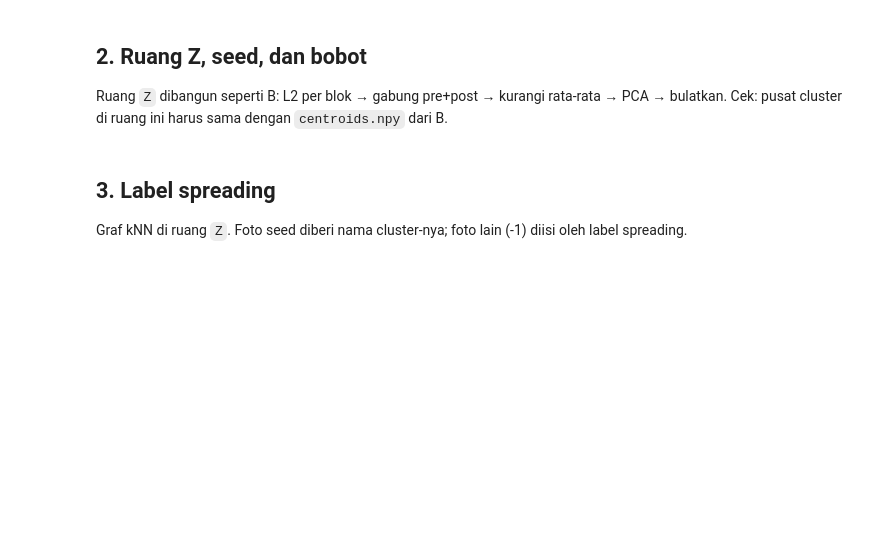
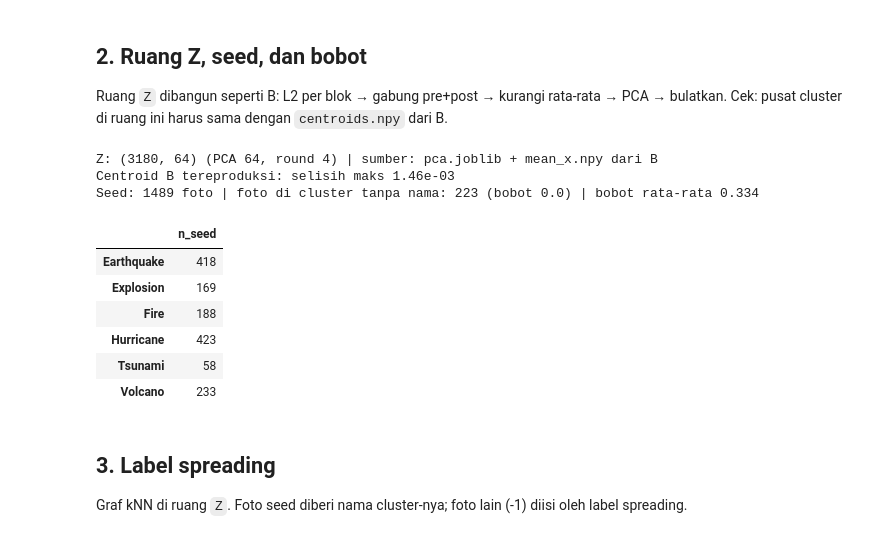
Before and after one commit to xenoo-droid/Perintis_DATAVIDIA, a Jupyter notebook: seno/C_model.ipynb, the cells around one changed output. Saved outputs shown, nothing was run; the diff lists cells and outputs as text; code cells hidden in the pictures; blank space fills up the shorter version.

```diff
--- a/seno/C_model.ipynb
+++ b/seno/C_model.ipynb
@@ -152,52 +213,66 @@ def l2(a):
     a = a.astype(np.float64)
     return a / np.linalg.norm(a, axis=1, keepdims=True)
 
-BP = meta_b.get("pengaturan", {})
+BP = meta_cl.get("pengaturan", meta_b.get("pengaturan", {}))
 B_PCA, B_ROUND = int(BP.get("pca", 64)), int(BP.get("round", 4))
 X_b = np.hstack([l2(emb["color_pre"]), l2(emb["color_post"])])
-if os.path.exists(f"{LABEL_DIR}/pca.joblib") and os.path.exists(f"{LABEL_DIR}/mean_x.npy"):
+if os.path.exists(f"{CLUSTER_DIR}/pca.joblib") and os.path.exists(f"{CLUSTER_DIR}/mean_x.npy"):
     # Pakai PCA yang disimpan B (tanpa fit ulang): hasil fit PCA bisa sedikit beda antar laptop
-    pca_b = joblib.load(f"{LABEL_DIR}/pca.joblib")
-    mean_x = np.load(f"{LABEL_DIR}/mean_x.npy")
+    pca_b = joblib.load(f"{CLUSTER_DIR}/pca.joblib")
+    mean_x = np.load(f"{CLUSTER_DIR}/mean_x.npy")
     assert np.allclose(mean_x, X_b.mean(axis=0), atol=1e-6), "mean_x B beda dengan fitur di FITUR_DIR"
     Z = np.round(pca_b.transform(X_b - mean_x), B_ROUND)
     SUMBER_Z = "pca.joblib + mean_x.npy dari B"
 else:
     Z = np.round(PCA(B_PCA, random_state=SEED).fit_transform(X_b - X_b.mean(axis=0)), B_ROUND)
     SUMBER_Z = "PCA fit ulang"
 print(f"Z: {Z.shape} (PCA {B_PCA}, round {B_ROUND}) | sumber: {SUMBER_Z}")
 
 # Cek ruang Z terhadap centroid B (baris = event_id terurut)
 ev_urut = np.sort(names.index.to_numpy())
 C_z = np.vstack([Z[event_id == e].mean(axis=0) for e in ev_urut])
 CEK_CENTROID = "tidak dicek"
-if os.path.exists(f"{LABEL_DIR}/centroids.npy"):
-    C_b = np.load(f"{LABEL_DIR}/centroids.npy")
+if os.path.exists(f"{CLUSTER_DIR}/centroids.npy"):
+    C_b = np.load(f"{CLUSTER_DIR}/centroids.npy")
     if C_b.shape == C_z.shape:
         selisih = float(np.abs(C_b - C_z).max())
         CEK_CENTROID = f"selisih maks {selisih:.2e}"
-        assert selisih < 1e-3, f"ruang Z beda dengan B (selisih centroid {selisih:.3g})"
+        # B membuat Z dengan PCA.fit_transform (SVD acak); di sini PCA.transform -> beda angka ~1e-3 itu wajar
+        assert selisih < 5e-3, f"ruang Z beda dengan B (selisih centroid {selisih:.3g})"
         print("Centroid B tereproduksi:", CEK_CENTROID)
     else:
         CEK_CENTROID = f"bentuk beda {C_b.shape} vs {C_z.shape}"
         print("PERINGATAN: bentuk centroids.npy", C_b.shape, "beda dengan", C_z.shape, "-> cek kontrak dengan Fahmi")
 
 # Kedekatan ke pusat (0-1, 1 = paling dekat): pakai dari B, atau hitung sendiri jika tidak ada
 if "kedekatan" in events:
     kedekatan = events["kedekatan"].to_numpy(dtype=float)
 else:
     kedekatan = np.zeros(N)
     for e in ev_urut:
         ix = np.where(event_id == e)[0]
         r = np.empty(len(ix)); r[np.argsort(np.linalg.norm(Z[ix] - Z[ix].mean(axis=0), axis=1), kind="stable")] = np.arange(len(ix))
         kedekatan[ix] = 1 - r / max(len(ix) - 1, 1)
     print("kedekatan dihitung dari Z (kolom tidak ada di events.parquet)")
 assert np.isfinite(kedekatan).all() and kedekatan.min() >= 0 and kedekatan.max() <= 1
 
-is_seed = kedekatan >= SEED_KEDEKATAN_MIN
-bobot = kedekatan * names["yakin"].map(BOBOT_YAKIN).reindex(event_id).to_numpy(dtype=float)
-print(f"Seed: {int(is_seed.sum())} foto | bobot rata-rata {bobot.mean():.3f}")
+punya_nama = pd.notna(nama_cluster)
+is_seed = (kedekatan >= SEED_KEDEKATAN_MIN) & punya_nama
+faktor = np.where(punya_nama, names["yakin"].map(BOBOT_YAKIN).reindex(event_id).to_numpy(dtype=float), BOBOT_TANPA_NAMA)
+bobot = kedekatan * faktor
+print(f"Seed: {int(is_seed.sum())} foto | foto di cluster tanpa nama: {int((~punya_nama).sum())} (bobot {BOBOT_TANPA_NAMA}) | bobot rata-rata {bobot.mean():.3f}")
 pd.Series(nama_cluster[is_seed]).value_counts().reindex(KELAS).fillna(0).astype(int).to_frame("n_seed")
+# %% [output]
+Z: (3180, 64) (PCA 64, round 4) | sumber: pca.joblib + mean_x.npy dari B
+Centroid B tereproduksi: selisih maks 1.46e-03
+Seed: 1489 foto | foto di cluster tanpa nama: 223 (bobot 0.0) | bobot rata-rata 0.334
+|  | n_seed |
+| Earthquake | 418 |
+| Explosion | 169 |
+| Fire | 188 |
+| Hurricane | 423 |
+| Tsunami | 58 |
+| Volcano | 233 |
 # %% [markdown]
 ## 3. Label spreading
 Graf kNN di ruang `Z`. Foto seed diberi nama cluster-nya; foto lain (-1) diisi oleh label spreading.
```
Also changed, not shown: parts of 12 cells of this notebook, 4 other files.
